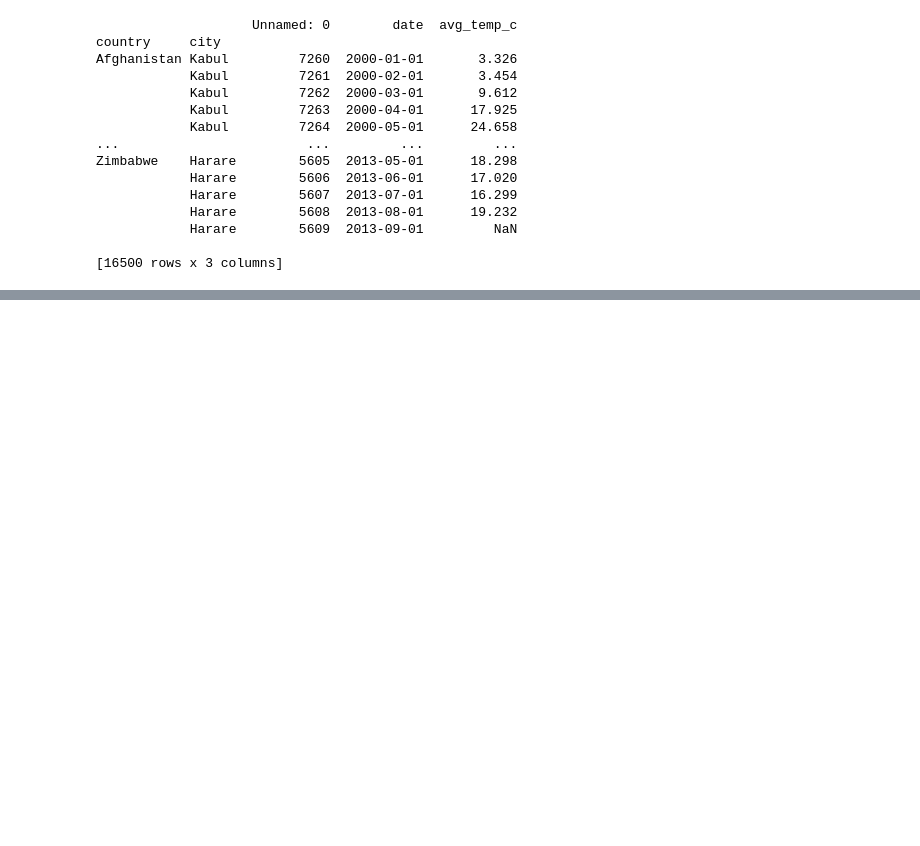
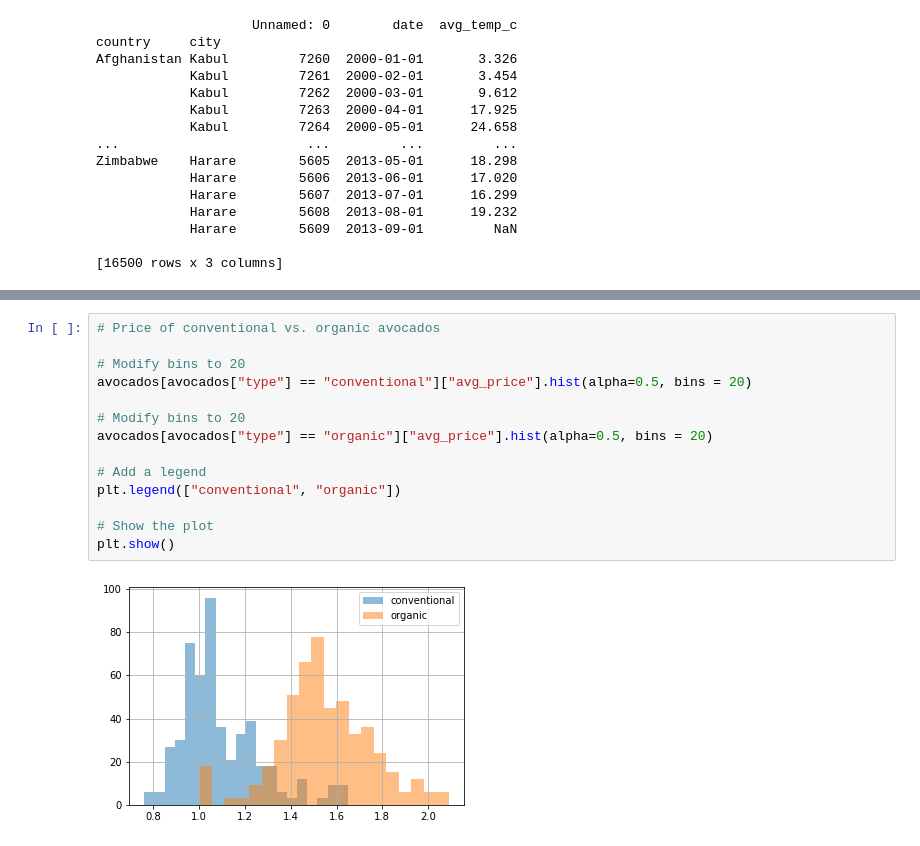
Before and after one commit to AndiOfTheLake/python-1, a Jupyter notebook: 03datamanipwpd.ipynb, the cells around one changed output, grey strips where cells are left out. Drawn from its saved outputs; the diff is of its cells as text; blank space fills up the shorter version.

```diff
--- a/03datamanipwpd.ipynb
+++ b/03datamanipwpd.ipynb
@@ -963,0 +1238,16 @@ Zimbabwe    Harare        5605  2013-05-01      18.298
+# %%
+# Price of conventional vs. organic avocados
+
+# Modify bins to 20
+avocados[avocados["type"] == "conventional"]["avg_price"].hist(alpha=0.5, bins = 20)
+
+# Modify bins to 20
+avocados[avocados["type"] == "organic"]["avg_price"].hist(alpha=0.5, bins = 20)
+
+# Add a legend
+plt.legend(["conventional", "organic"])
+
+# Show the plot
+plt.show()
+# %% [output]
+[figure, added]
```
Also changed, not shown: parts of 33 cells of this notebook, 2 other files.
